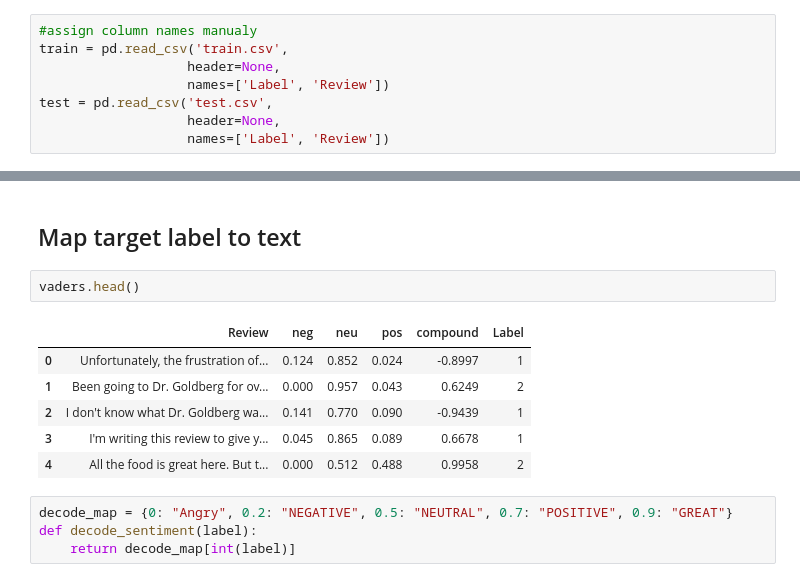
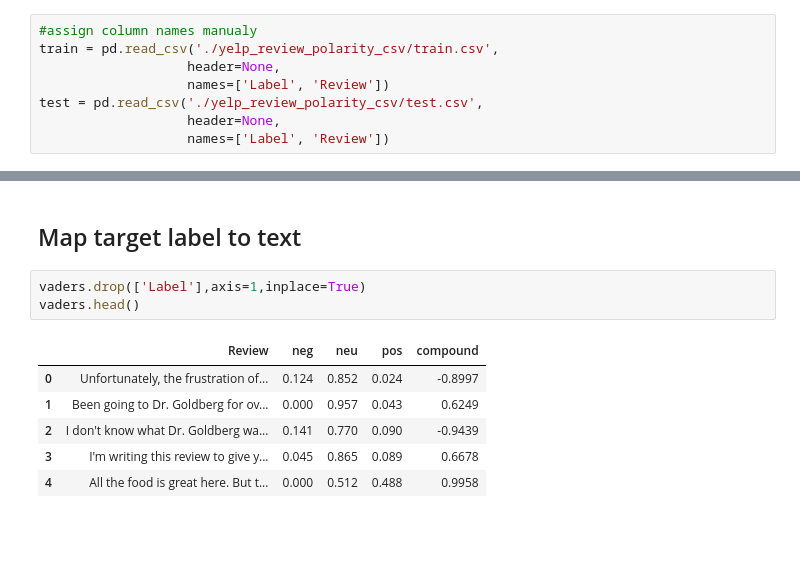
Before and after one commit to RajshreeVats/TTL-project, a Jupyter notebook: sa_model.ipynb, the cells around one changed output, grey strips where cells are left out. Drawn from its saved outputs; the diff is of its cells as text; blank space fills up the shorter version.

```diff
--- a/sa_model.ipynb
+++ b/sa_model.ipynb
@@ -80,10 +59,10 @@ num_words = 10000
 max_review_len = 200
 # %%
 #assign column names manualy
-train = pd.read_csv('train.csv',
+train = pd.read_csv('./yelp_review_polarity_csv/train.csv',
                    header=None,
                    names=['Label', 'Review'])
-test = pd.read_csv('test.csv',
+test = pd.read_csv('./yelp_review_polarity_csv/test.csv',
                    header=None,
                    names=['Label', 'Review'])
 # %%
@@ -254,15 +213,12 @@ plt.show()
 # %% [markdown]
 ## Map target label to text
 # %%
+vaders.drop(['Label'],axis=1,inplace=True)
 vaders.head()
 # %% [output]
-|  | Review | neg | neu | pos | compound | Label |
-| 0 | Unfortunately, the frustration of... | 0.124 | 0.852 | 0.024 | -0.8997 | 1 |
-| 1 | Been going to Dr. Goldberg for ov... | 0.000 | 0.957 | 0.043 | 0.6249 | 2 |
-| 2 | I don't know what Dr. Goldberg wa... | 0.141 | 0.770 | 0.090 | -0.9439 | 1 |
-| 3 | I'm writing this review to give y... | 0.045 | 0.865 | 0.089 | 0.6678 | 1 |
-| 4 | All the food is great here. But t... | 0.000 | 0.512 | 0.488 | 0.9958 | 2 |
+|  | Review | neg | neu | pos | compound |
+| 0 | Unfortunately, the frustration of... | 0.124 | 0.852 | 0.024 | -0.8997 |
+| 1 | Been going to Dr. Goldberg for ov... | 0.000 | 0.957 | 0.043 | 0.6249 |
+| 2 | I don't know what Dr. Goldberg wa... | 0.141 | 0.770 | 0.090 | -0.9439 |
+| 3 | I'm writing this review to give y... | 0.045 | 0.865 | 0.089 | 0.6678 |
+| 4 | All the food is great here. But t... | 0.000 | 0.512 | 0.488 | 0.9958 |
-# %%
-decode_map = {0: "Angry", 0.2: "NEGATIVE", 0.5: "NEUTRAL", 0.7: "POSITIVE", 0.9: "GREAT"}
-def decode_sentiment(label):
-    return decode_map[int(label)]
```
Also changed, not shown: parts of 24 cells of this notebook.
